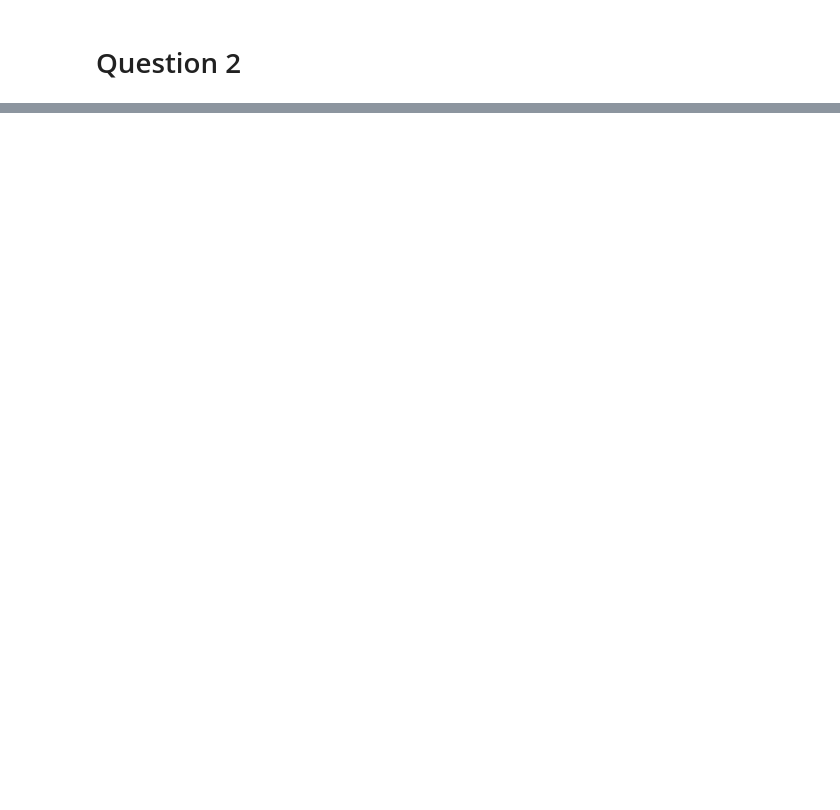
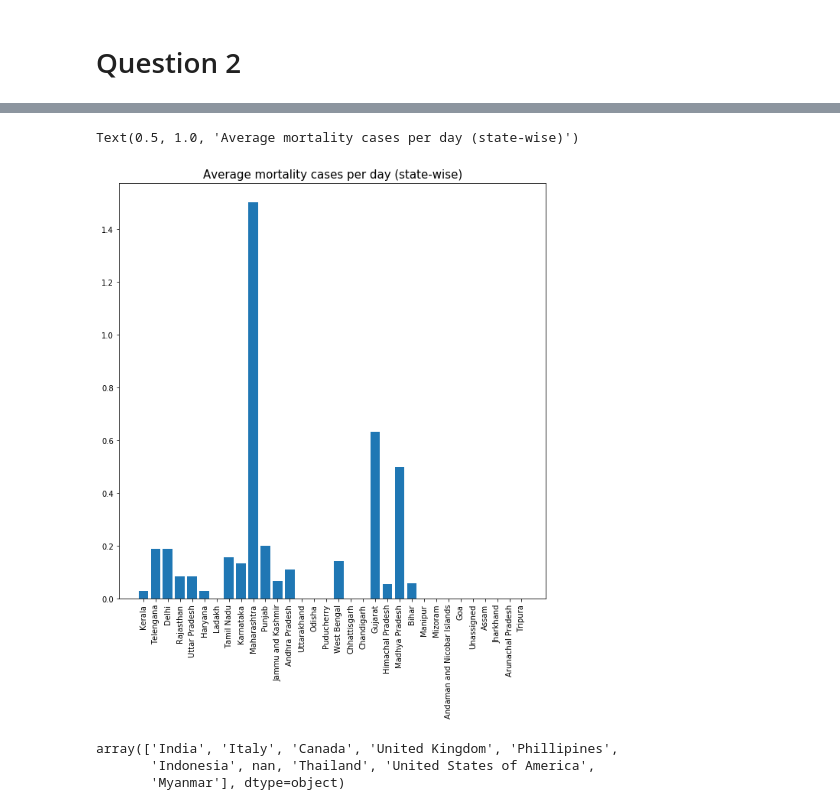
Before and after one commit to mew-two-github/CH5019_2020_GRP3, a Jupyter notebook: Question3/Question 3 analysis.ipynb, the cells around one changed output, grey strips where cells are left out. Cells and saved outputs as stored; diff of their text form; code cells hidden in the pictures; blank space fills up the shorter version.

```diff
--- a/Question3/Question 3 analysis.ipynb
+++ b/Question3/Question 3 analysis.ipynb
@@ -81,0 +86,25 @@ Name: 0, dtype: object
+# %%
+unique_states=df['State/UnionTerritory'].unique()
+avg_deaths_per_day=[]
+for state in unique_states:
+    deaths_per_day=df['Deaths'].loc[df['State/UnionTerritory']==state].diff()    # difference between the rows gives observations per day
+    filler=df.Deaths.loc[df['State/UnionTerritory']==state].values[0]
+    deaths_per_day.fillna(filler,inplace=True)
+    avg_deaths_per_day.append(deaths_per_day.mean())
+
+#plotting
+plt.figure(figsize=(10,10))
+plt.bar(unique_states,avg_deaths_per_day)
+plt.xticks(unique_states,rotation=90)
+plt.title('Average mortality cases per day (state-wise)',fontsize=15)
+# %% [output]
+Text(0.5, 1.0, 'Average mortality cases per day (state-wise)')
+[figure, added]
+# %%
+df1=IndividualDetails.copy()
+df1.nationality.replace('Indian','India',inplace=True)
+df1.nationality.unique()
+# %% [output]
+array(['India', 'Italy', 'Canada', 'United Kingdom', 'Phillipines',
+       'Indonesia', nan, 'Thailand', 'United States of America',
+       'Myanmar'], dtype=object)
```
Also changed, not shown: parts of 21 cells of this notebook.
